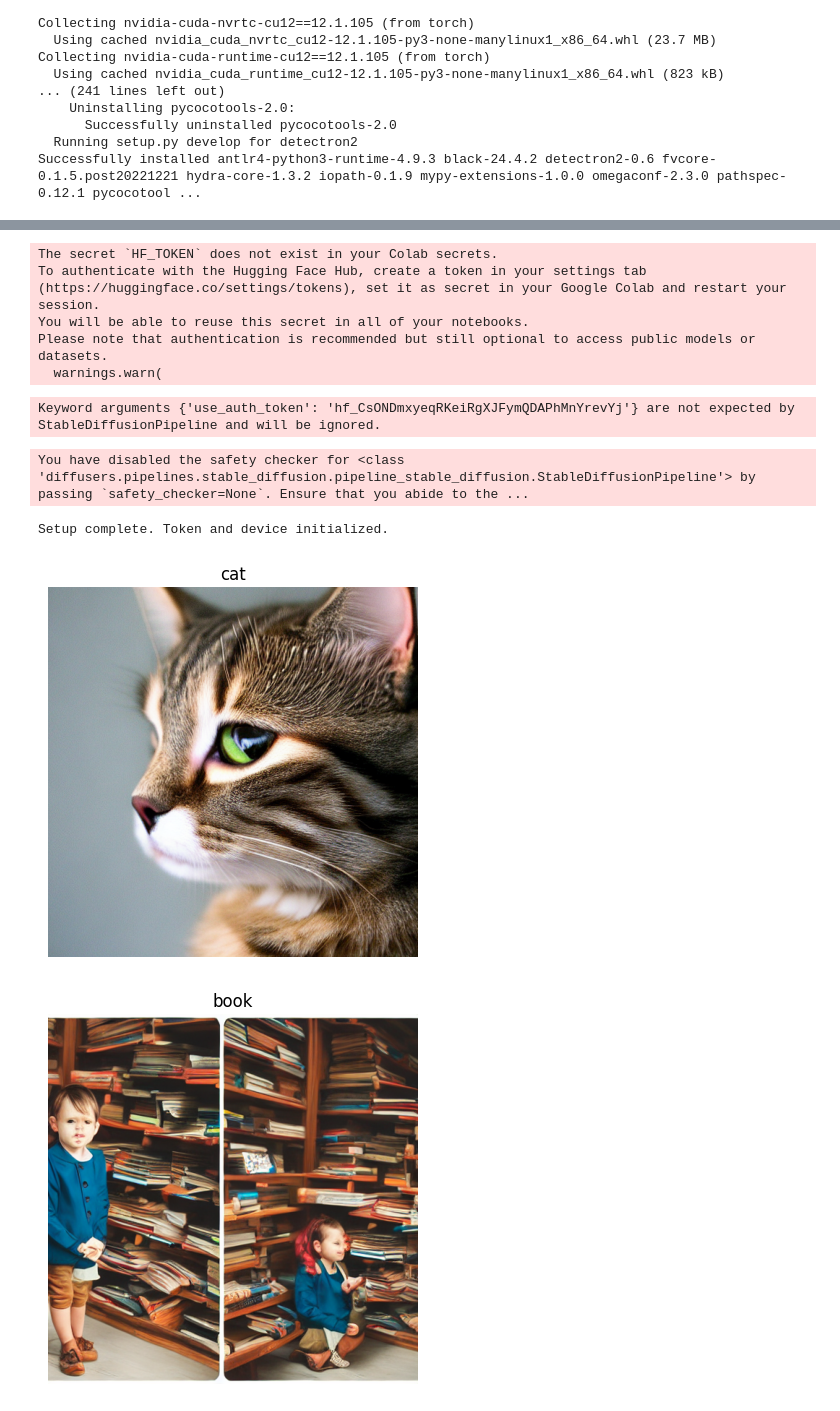
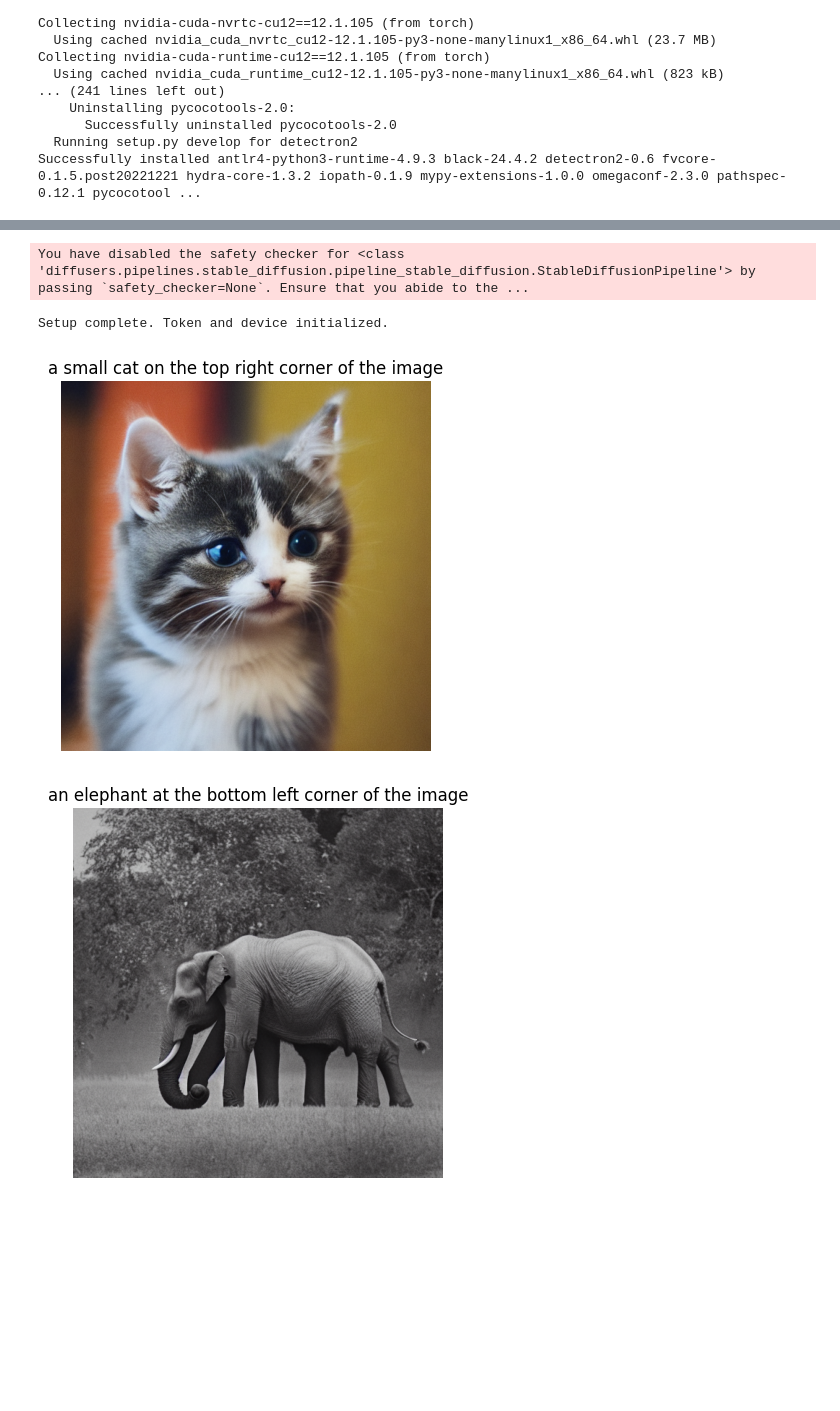
Before and after one commit to Fayzan-Ali-Akhtar/Stable-Diffusion-Summer-Proj, a Jupyter notebook: Segmentation/4_StableDiffusionToSegmentaion.ipynb, the cells around one changed output, grey strips where cells are left out. Drawn from its saved outputs; the diff is of its cells as text; code cells hidden in the pictures; blank space fills up the shorter version.

```diff
--- a/Segmentation/4_StableDiffusionToSegmentaion.ipynb
+++ b/Segmentation/4_StableDiffusionToSegmentaion.ipynb
@@ -69,7 +71,7 @@ output_dir = "/content/drive/My Drive/Colab Notebooks/GeneratedImages/"
 os.makedirs(output_dir, exist_ok=True)
 
 # Example entities
-entities = ["cat", "book"]
+entities = ["a small cat on the top right corner of the image", "an elephant at the bottom left corner of the image"]
 images = {}
 
 for entity in entities:
@@ -90,10 +92,4 @@ The cache for model files in Transformers v4.22.0 has been updated. Migrating yo
-The secret `HF_TOKEN` does not exist in your Colab secrets.
-To authenticate with the Hugging Face Hub, create a token in your settings tab (https://huggingface.co/settings/tokens), set it as secret in your Google Colab and restart your session.
-You will be able to reuse this secret in all of your notebooks.
-Please note that authentication is recommended but still optional to access public models or datasets.
-  warnings.warn(
+You have disabled the safety checker for <class 'diffusers.pipelines.stable_diffusion.pipeline_stable_diffusion.StableDiffusionPipeline'> by passing `safety_checker=None`. Ensure that you abide to the ...
-Keyword arguments {'use_auth_token': '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'} are not expected by StableDiffusionPipeline and will be ignored.
+Setup complete. Token and device initialized.
-You have disabled the safety checker for <class 'diffusers.pipelines.stable_diffusion.pipeline_stable_diffusion.StableDiffusionPipeline'> by passing `safety_checker=None`. Ensure that you abide to the ...
-Setup complete. Token and device initialized.
-[figure, old version]
+[figure, new version]
-[figure, old version]
+[figure, new version]
```
Also changed, not shown: parts of 5 cells of this notebook, 1 other file.
